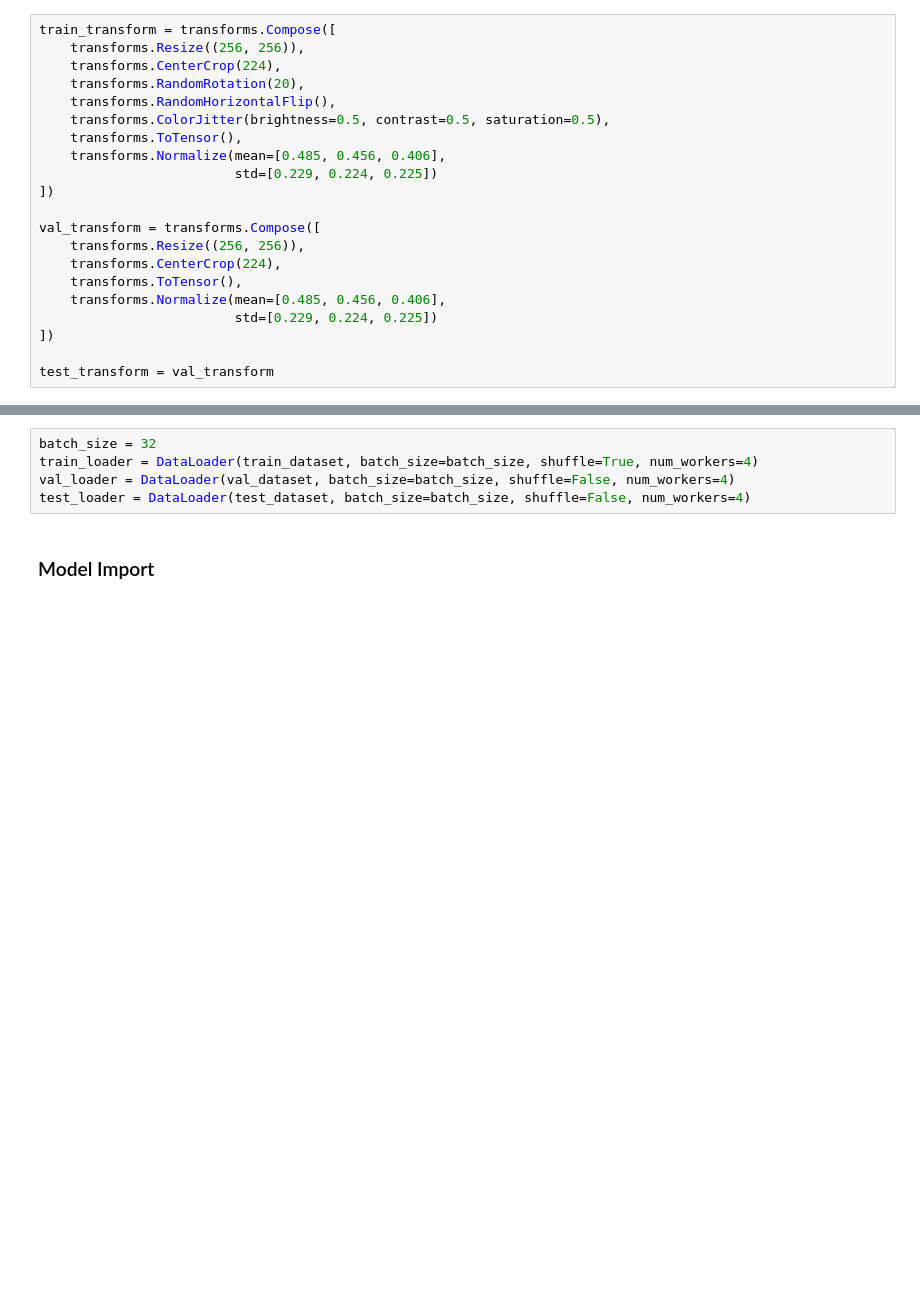
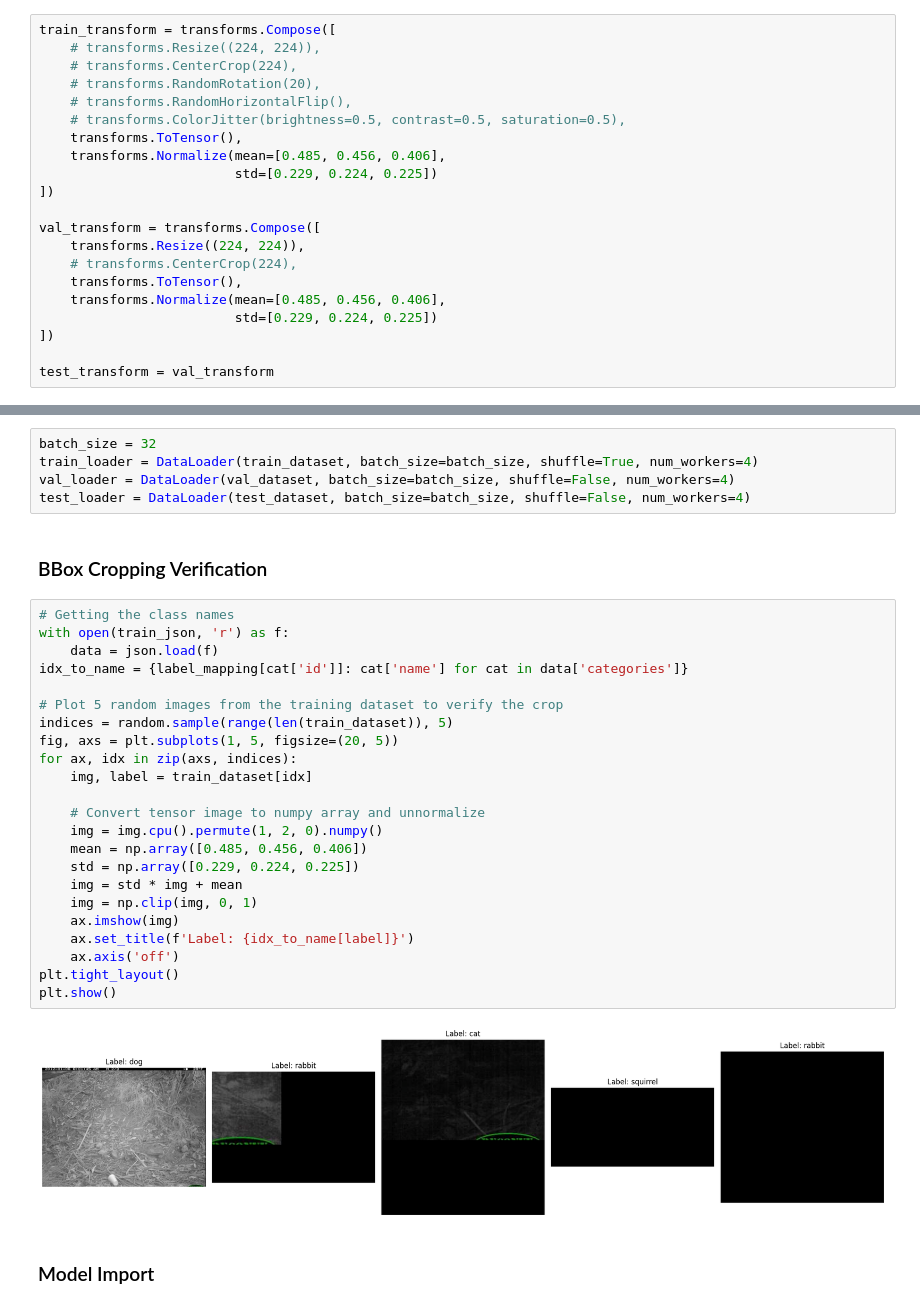
Before and after one commit to SnowdasNeves/wildlife-image-classifier, a Jupyter notebook: cct20_resnet.ipynb, the cells around one changed output, grey strips where cells are left out. Saved outputs shown, nothing was run; the diff lists cells and outputs as text; blank space fills up the shorter version.

```diff
--- a/cct20_resnet.ipynb
+++ b/cct20_resnet.ipynb
@@ -77,19 +85,19 @@ num_classes = len(label_mapping)
 ### Dataset Augmentation
 # %%
 train_transform = transforms.Compose([
-    transforms.Resize((256, 256)),
-    transforms.CenterCrop(224),
-    transforms.RandomRotation(20),
-    transforms.RandomHorizontalFlip(),
-    transforms.ColorJitter(brightness=0.5, contrast=0.5, saturation=0.5),
+    # transforms.Resize((224, 224)),
+    # transforms.CenterCrop(224),
+    # transforms.RandomRotation(20),
+    # transforms.RandomHorizontalFlip(),
+    # transforms.ColorJitter(brightness=0.5, contrast=0.5, saturation=0.5),
     transforms.ToTensor(),
     transforms.Normalize(mean=[0.485, 0.456, 0.406],
                          std=[0.229, 0.224, 0.225])
 ])
 
 val_transform = transforms.Compose([
-    transforms.Resize((256, 256)),
-    transforms.CenterCrop(224),
+    transforms.Resize((224, 224)),
+    # transforms.CenterCrop(224),
     transforms.ToTensor(),
     transforms.Normalize(mean=[0.485, 0.456, 0.406],
                          std=[0.229, 0.224, 0.225])
@@ -111,6 +119,33 @@ batch_size = 32
 train_loader = DataLoader(train_dataset, batch_size=batch_size, shuffle=True, num_workers=4)
 val_loader = DataLoader(val_dataset, batch_size=batch_size, shuffle=False, num_workers=4)
 test_loader = DataLoader(test_dataset, batch_size=batch_size, shuffle=False, num_workers=4)
+# %% [markdown]
+### BBox Cropping Verification
+# %%
+# Getting the class names
+with open(train_json, 'r') as f:
+    data = json.load(f)
+idx_to_name = {label_mapping[cat['id']]: cat['name'] for cat in data['categories']}
+
+# Plot 5 random images from the training dataset to verify the crop
+indices = random.sample(range(len(train_dataset)), 5)
+fig, axs = plt.subplots(1, 5, figsize=(20, 5))
+for ax, idx in zip(axs, indices):
+    img, label = train_dataset[idx]
+
+    # Convert tensor image to numpy array and unnormalize
+    img = img.cpu().permute(1, 2, 0).numpy()
+    mean = np.array([0.485, 0.456, 0.406])
+    std = np.array([0.229, 0.224, 0.225])
+    img = std * img + mean
+    img = np.clip(img, 0, 1)
+    ax.imshow(img)
+    ax.set_title(f'Label: {idx_to_name[label]}')
+    ax.axis('off')
+plt.tight_layout()
+plt.show()
+# %% [output]
+[figure, added]
 # %% [markdown]
 ### Model Import
 # %%
```
Also changed, not shown: parts of 3 cells of this notebook, 2 other files.
